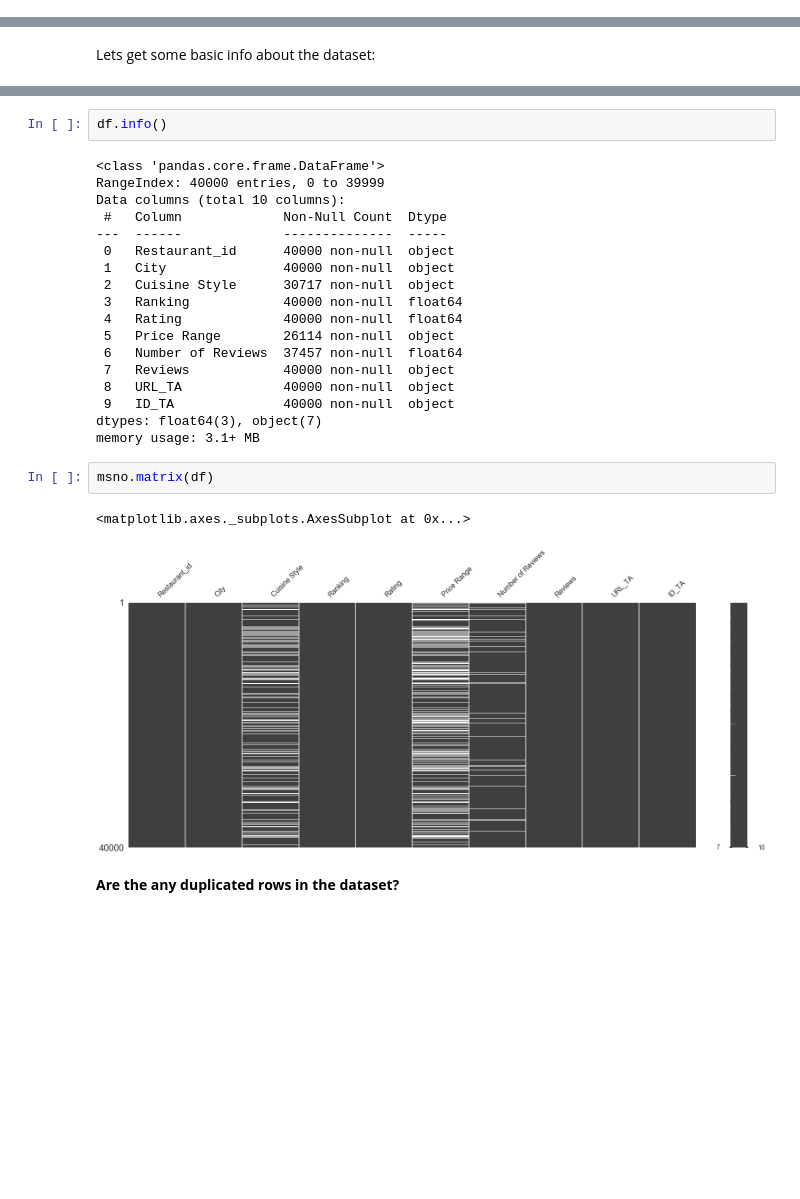
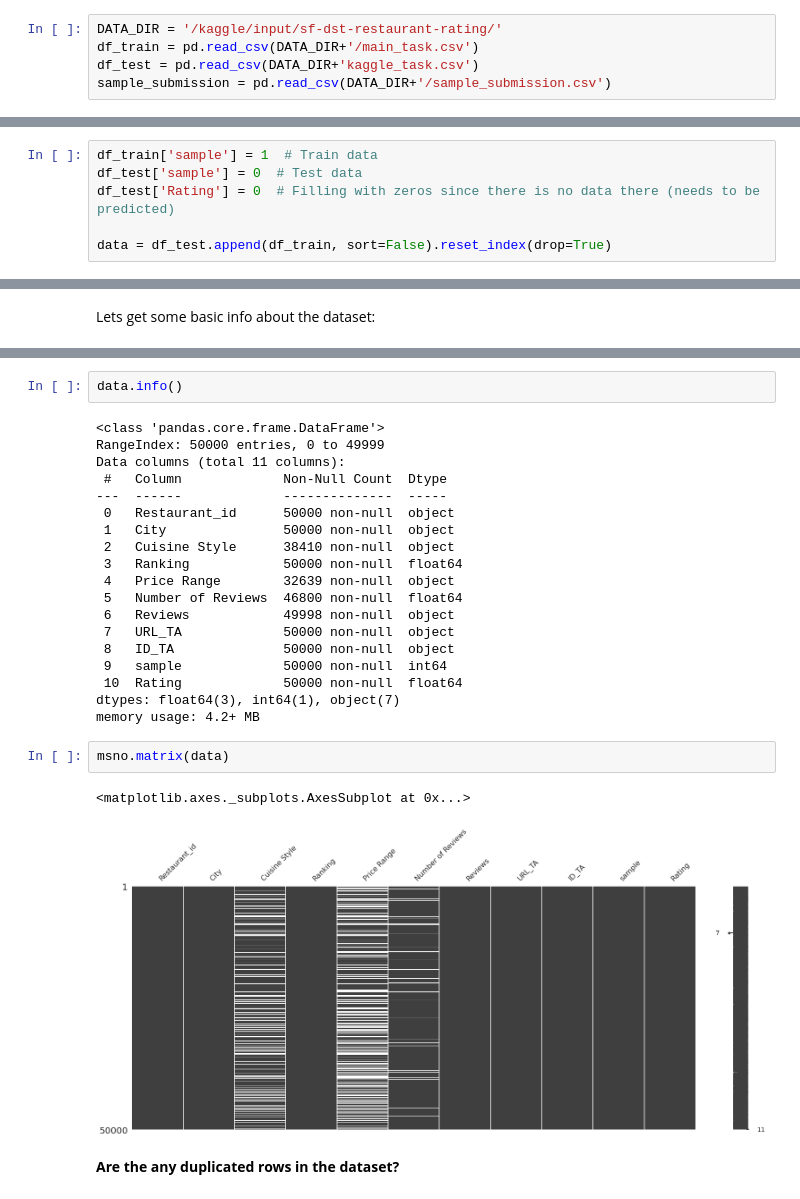
Before and after one commit to LawrenceGrigoryan/skillfactory_rds, a Jupyter notebook: module_3/Project_3. About delicious and healthy food.ipynb, the cells around one changed output, grey strips where cells are left out. Saved outputs shown, nothing was run; the diff lists cells and outputs as text; blank space fills up the shorter version.

```diff
--- a/module_3/Project_3. About delicious and healthy food.ipynb
+++ b/module_3/Project_3. About delicious and healthy food.ipynb
@@ -102 +81,6 @@ simple.head()
+# %%
+DATA_DIR = '/kaggle/input/sf-dst-restaurant-rating/'
+df_train = pd.read_csv(DATA_DIR+'/main_task.csv')
+df_test = pd.read_csv(DATA_DIR+'kaggle_task.csv')
+sample_submission = pd.read_csv(DATA_DIR+'/sample_submission.csv')
 # %%
@@ -157,0 +125,6 @@ The result is not the best but at least something. Now let's proceed to data pre
+# %%
+df_train['sample'] = 1  # Train data
+df_test['sample'] = 0  # Test data
+df_test['Rating'] = 0  # Filling with zeros since there is no data there (needs to be predicted)
+
+data = df_test.append(df_train, sort=False).reset_index(drop=True)
@@ -162,28 +165,29 @@ Lets get some basic info about the dataset:
 # %%
-df.info()
+data.info()
 # %% [output]
 <class 'pandas.core.frame.DataFrame'>
-RangeIndex: 40000 entries, 0 to 39999
-Data columns (total 10 columns):
+RangeIndex: 50000 entries, 0 to 49999
+Data columns (total 11 columns):
  #   Column             Non-Null Count  Dtype
 ---  ------             --------------  -----
- 0   Restaurant_id      40000 non-null  object
- 1   City               40000 non-null  object
- 2   Cuisine Style      30717 non-null  object
- 3   Ranking            40000 non-null  float64
- 4   Rating             40000 non-null  float64
- 5   Price Range        26114 non-null  object
- 6   Number of Reviews  37457 non-null  float64
- 7   Reviews            40000 non-null  object
- 8   URL_TA             40000 non-null  object
- 9   ID_TA              40000 non-null  object
-dtypes: float64(3), object(7)
-memory usage: 3.1+ MB
+ 0   Restaurant_id      50000 non-null  object
+ 1   City               50000 non-null  object
+ 2   Cuisine Style      38410 non-null  object
+ 3   Ranking            50000 non-null  float64
+ 4   Price Range        32639 non-null  object
+ 5   Number of Reviews  46800 non-null  float64
+ 6   Reviews            49998 non-null  object
+ 7   URL_TA             50000 non-null  object
+ 8   ID_TA              50000 non-null  object
+ 9   sample             50000 non-null  int64
+ 10  Rating             50000 non-null  float64
+dtypes: float64(3), int64(1), object(7)
+memory usage: 4.2+ MB
 # %%
-msno.matrix(df)
+msno.matrix(data)
 # %% [output]
 <matplotlib.axes._subplots.AxesSubplot at 0x...>
-[figure, old version]
+[figure, new version]
 # %% [markdown]
 **Are the any duplicated rows in the dataset?**
 # %%
```
Also changed, not shown: parts of 273 cells of this notebook, 1 other file.
